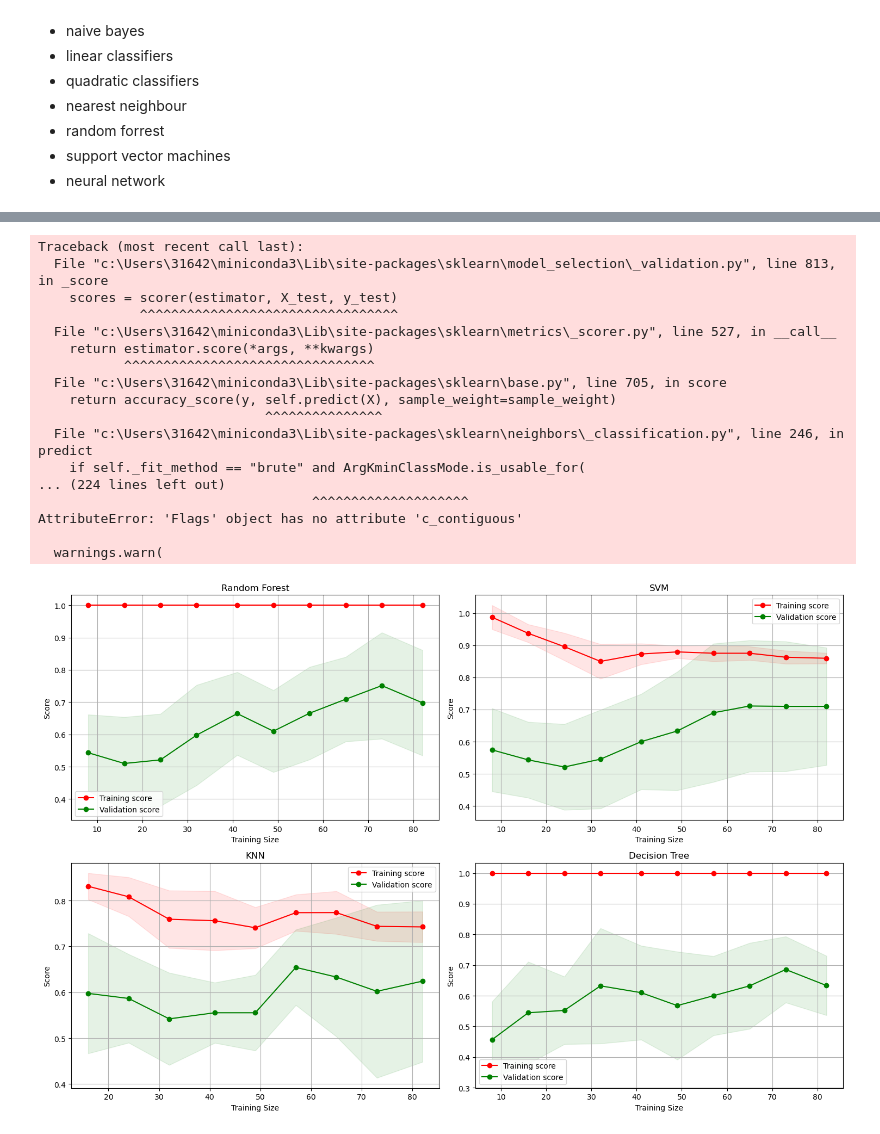
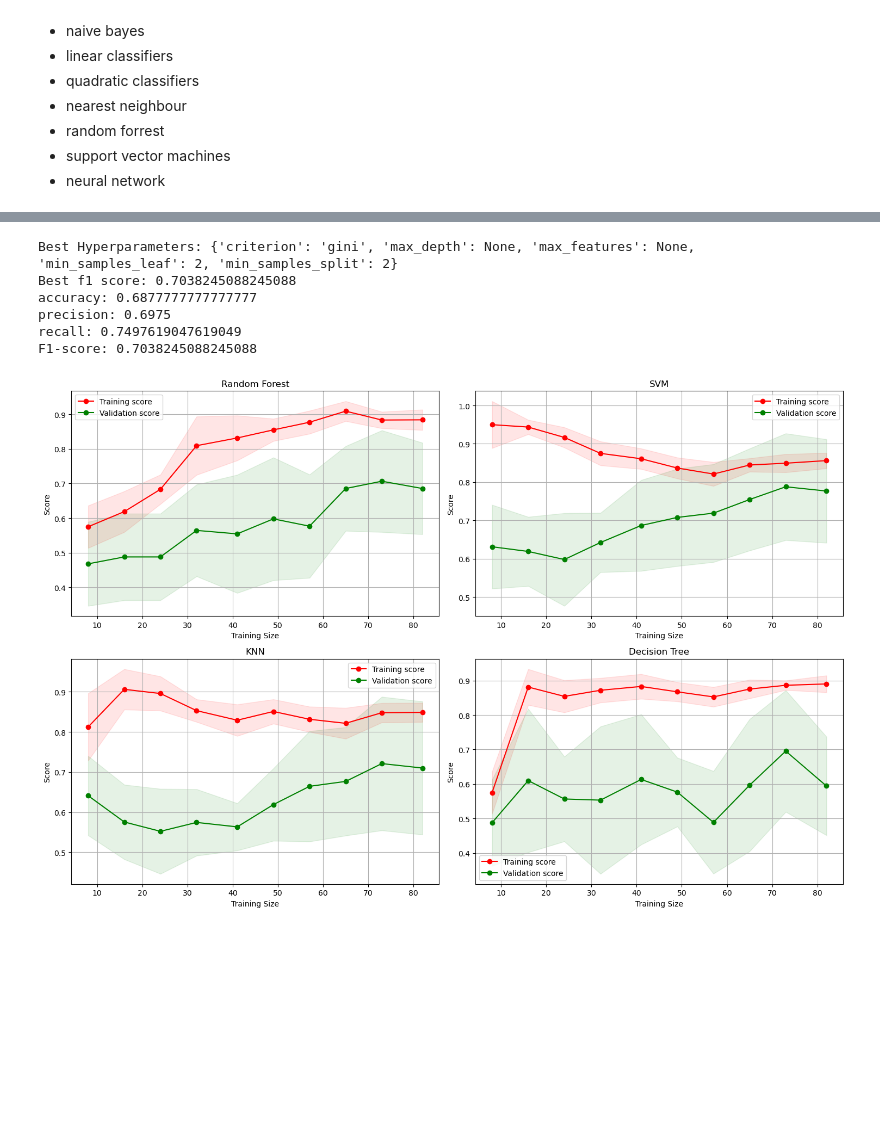
Before and after one commit to madeliefteeken/TM10007_ML_Project_G17, a Jupyter notebook: assignment.ipynb, the cells around one changed output, grey strips where cells are left out. Drawn from its saved outputs; the diff is of its cells as text; code cells hidden in the pictures; blank space fills up the shorter version.

```diff
--- a/assignment.ipynb
+++ b/assignment.ipynb
@@ -227,15 +234,15 @@ grid_search = GridSearchCV(estimator=clf_rfc, param_grid=param_grid, cv=kfold, s
 grid_search.fit(X_pca_df, y_train_numerical)
 
 # Get the best hyperparameters
-best_estimator = grid_search.best_estimator_
+best_estimator_rfc = grid_search.best_estimator_
 print(f"Best Hyperparameters: {grid_search.best_params_}")
 print(f"Best f1 score: {grid_search.best_score_}")
 
 # Voer cross-validation uit en bereken scores voor elke fold
-accuracy_scores = cross_val_score(best_estimator, X_pca_df, y_train_numerical, cv=kfold, scoring=make_scorer(accuracy_score))
-precision_scores = cross_val_score(best_estimator, X_pca_df, y_train_numerical, cv=kfold, scoring=make_scorer(precision_score))
-recall_scores = cross_val_score(best_estimator, X_pca_df, y_train_numerical, cv=kfold, scoring=make_scorer(recall_score))
-f1_scores = cross_val_score(best_estimator, X_pca_df, y_train_numerical, cv=kfold, scoring=make_scorer(f1_score))
+accuracy_scores = cross_val_score(best_estimator_rfc, X_pca_df, y_train_numerical, cv=kfold, scoring=make_scorer(accuracy_score))
+precision_scores = cross_val_score(best_estimator_rfc, X_pca_df, y_train_numerical, cv=kfold, scoring=make_scorer(precision_score))
+recall_scores = cross_val_score(best_estimator_rfc, X_pca_df, y_train_numerical, cv=kfold, scoring=make_scorer(recall_score))
+f1_scores = cross_val_score(best_estimator_rfc, X_pca_df, y_train_numerical, cv=kfold, scoring=make_scorer(f1_score))
 
 # Bereken de gemiddelde scores
 mean_accuracy = np.mean(accuracy_scores)
@@ -266,16 +273,16 @@ grid_search = GridSearchCV(estimator=clf_svm, param_grid=param_grid, cv=kfold, s
 grid_search.fit(X_pca_df, y_train_numerical)
 
 # Get the best hyperparameters
-best_estimator = grid_search.best_estimator_
+best_estimator_svm = grid_search.best_estimator_
 print(f"Best Hyperparameters: {grid_search.best_params_}")
 print(f"Best f1 score: {grid_search.best_score_}")
 
 
 # Voer cross-validation uit en bereken scores voor elke fold
-accuracy_scores = cross_val_score(best_estimator, X_pca_df, y_train_numerical, cv=kfold, scoring=make_scorer(accuracy_score))
-precision_scores = cross_val_score(best_estimator, X_pca_df, y_train_numerical, cv=kfold, scoring=make_scorer(precision_score))
-recall_scores = cross_val_score(best_estimator, X_pca_df, y_train_numerical, cv=kfold, scoring=make_scorer(recall_score))
-f1_scores = cross_val_score(best_estimator, X_pca_df, y_train_numerical, cv=kfold, scoring=make_scorer(f1_score))
+accuracy_scores = cross_val_score(best_estimator_svm, X_pca_df, y_train_numerical, cv=kfold, scoring=make_scorer(accuracy_score))
+precision_scores = cross_val_score(best_estimator_svm, X_pca_df, y_train_numerical, cv=kfold, scoring=make_scorer(precision_score))
+recall_scores = cross_val_score(best_estimator_svm, X_pca_df, y_train_numerical, cv=kfold, scoring=make_scorer(recall_score))
+f1_scores = cross_val_score(best_estimator_svm, X_pca_df, y_train_numerical, cv=kfold, scoring=make_scorer(f1_score))
 
 # Bereken de gemiddelde scores
 mean_accuracy = np.mean(accuracy_scores)
@@ -298,7 +305,7 @@ F1-score: 0.7496309246309247
 clf_knn = KNeighborsClassifier()
 
 param_grid = {'n_neighbors': [3, 5, 7, 9],
-              'weights': ['uniform', 'distance'],
+              'weights': ['uniform'],
               'algorithm': ['auto', 'ball_tree', 'kd_tree', 'brute'],
               'p': [1, 2]}  # 1 for Manhattan distance, 2 for Euclidean distance
 
@@ -306,15 +313,15 @@ grid_search = GridSearchCV(estimator=clf_knn, param_grid=param_grid, cv=kfold, s
 grid_search.fit(X_pca_df, y_train_numerical)
 
 # Get the best hyperparameters
-best_estimator = grid_search.best_estimator_
+best_estimator_knn = grid_search.best_estimator_
 print(f"Best Hyperparameters: {grid_search.best_params_}")
 print(f"Best f1 score: {grid_search.best_score_}")
 
 # Voer cross-validation uit en bereken scores voor elke fold
-accuracy_scores = cross_val_score(best_estimator, X_pca_df, y_train_numerical, cv=kfold, scoring=make_scorer(accuracy_score))
-precision_scores = cross_val_score(best_estimator, X_pca_df, y_train_numerical, cv=kfold, scoring=make_scorer(precision_score))
-recall_scores = cross_val_score(best_estimator, X_pca_df, y_train_numerical, cv=kfold, scoring=make_scorer(recall_score))
-f1_scores = cross_val_score(best_estimator, X_pca_df, y_train_numerical, cv=kfold, scoring=make_scorer(f1_score))
+accuracy_scores = cross_val_score(best_estimator_knn, X_pca_df, y_train_numerical, cv=kfold, scoring=make_scorer(accuracy_score))
+precision_scores = cross_val_score(best_estimator_knn, X_pca_df, y_train_numerical, cv=kfold, scoring=make_scorer(precision_score))
+recall_scores = cross_val_score(best_estimator_knn, X_pca_df, y_train_numerical, cv=kfold, scoring=make_scorer(recall_score))
+f1_scores = cross_val_score(best_estimator_knn, X_pca_df, y_train_numerical, cv=kfold, scoring=make_scorer(f1_score))
 
 # Bereken de gemiddelde scores
 mean_accuracy = np.mean(accuracy_scores)
@@ -357,15 +358,15 @@ grid_search = GridSearchCV(estimator=clf_dt, param_grid=param_grid, cv=kfold, sc
 grid_search.fit(X_pca_df, y_train_numerical)
 
 # Get the best hyperparameters
-best_estimator = grid_search.best_estimator_
+best_estimator_dt = grid_search.best_estimator_
 print(f"Best Hyperparameters: {grid_search.best_params_}")
 print(f"Best f1 score: {grid_search.best_score_}")
 
 # Voer cross-validation uit en bereken scores voor elke fold
-accuracy_scores = cross_val_score(best_estimator, X_pca_df, y_train_numerical, cv=kfold, scoring=make_scorer(accuracy_score))
-precision_scores = cross_val_score(best_estimator, X_pca_df, y_train_numerical, cv=kfold, scoring=make_scorer(precision_score))
-recall_scores = cross_val_score(best_estimator, X_pca_df, y_train_numerical, cv=kfold, scoring=make_scorer(recall_score))
-f1_scores = cross_val_score(best_estimator, X_pca_df, y_train_numerical, cv=kfold, scoring=make_scorer(f1_score))
+accuracy_scores = cross_val_score(best_estimator_dt, X_pca_df, y_train_numerical, cv=kfold, scoring=make_scorer(accuracy_score))
+precision_scores = cross_val_score(best_estimator_dt, X_pca_df, y_train_numerical, cv=kfold, scoring=make_scorer(precision_score))
+recall_scores = cross_val_score(best_estimator_dt, X_pca_df, y_train_numerical, cv=kfold, scoring=make_scorer(recall_score))
+f1_scores = cross_val_score(best_estimator_dt, X_pca_df, y_train_numerical, cv=kfold, scoring=make_scorer(f1_score))
 
 # Bereken de gemiddelde scores
 mean_accuracy = np.mean(accuracy_scores)
@@ -404,15 +405,15 @@ mlp_search = GridSearchCV(estimator=clf_mlp, param_grid=param_grid, scoring = 'f
 mlp_search.fit(X_pca_df,y_train_numerical)
 
 # Get the best hyperparameters
-best_estimator = grid_search.best_estimator_
+best_estimator_mlp = grid_search.best_estimator_
 print(f"Best Hyperparameters: {grid_search.best_params_}")
 print(f"Best f1 score: {grid_search.best_score_}")
 
 # Voer cross-validation uit en bereken scores voor elke fold
-accuracy_scores = cross_val_score(best_estimator, X_pca_df, y_train_numerical, cv=kfold, scoring=make_scorer(accuracy_score))
-precision_scores = cross_val_score(best_estimator, X_pca_df, y_train_numerical, cv=kfold, scoring=make_scorer(precision_score))
-recall_scores = cross_val_score(best_estimator, X_pca_df, y_train_numerical, cv=kfold, scoring=make_scorer(recall_score))
-f1_scores = cross_val_score(best_estimator, X_pca_df, y_train_numerical, cv=kfold, scoring=make_scorer(f1_score))
+accuracy_scores = cross_val_score(best_estimator_mlp, X_pca_df, y_train_numerical, cv=kfold, scoring=make_scorer(accuracy_score))
+precision_scores = cross_val_score(best_estimator_mlp, X_pca_df, y_train_numerical, cv=kfold, scoring=make_scorer(precision_score))
+recall_scores = cross_val_score(best_estimator_mlp, X_pca_df, y_train_numerical, cv=kfold, scoring=make_scorer(recall_score))
+f1_scores = cross_val_score(best_estimator_mlp, X_pca_df, y_train_numerical, cv=kfold, scoring=make_scorer(f1_score))
 
 # Bereken de gemiddelde scores
 mean_accuracy = np.mean(accuracy_scores)
@@ -424,6 +425,13 @@ print("accuracy:", mean_accuracy)
 print("precision:", mean_precision)
 print("recall:", mean_recall)
 print("F1-score:", mean_f1)
+# %% [output]
+Best Hyperparameters: {'criterion': 'gini', 'max_depth': None, 'max_features': None, 'min_samples_leaf': 2, 'min_samples_split': 2}
+Best f1 score: 0.7038245088245088
+accuracy: 0.6877777777777777
+precision: 0.6975
+recall: 0.7497619047619049
+F1-score: 0.7038245088245088
 # %%
 from sklearn.model_selection import learning_curve
 
@@ -443,49 +451,32 @@ def plot_learning_curves_for_multiple_models(models, names, X, y, cv=kfold, n_jo
 
     fig, axes = plt.subplots(2, 2, figsize=(15, 10))
     axes = axes.ravel()
 
     for ax, model, name in zip(axes, models, names):
         train_sizes, train_scores, test_scores = learning_curve(
             model, X, y, cv=cv, n_jobs=n_jobs, train_sizes=train_sizes)
 
         train_mean = np.mean(train_scores, axis=1)
         train_std = np.std(train_scores, axis=1)
         test_mean = np.mean(test_scores, axis=1)
         test_std = np.std(test_scores, axis=1)
 
         ax.plot(train_sizes, train_mean, 'o-', color="r", label="Training score")
         ax.plot(train_sizes, test_mean, 'o-', color="g", label="Validation score")
         ax.fill_between(train_sizes, train_mean - train_std, train_mean + train_std, alpha=0.1, color="r")
         ax.fill_between(train_sizes, test_mean - test_std, test_mean + test_std, alpha=0.1, color="g")
 
         ax.set_title(name)
         ax.set_xlabel('Training Size')
         ax.set_ylabel('Score')
         ax.legend(loc="best")
         ax.grid(True)
 
     plt.tight_layout()
     plt.show()
 
-models = [clf_rfc, clf_svm, clf_knn, clf_dt]
+models = [best_estimator_rfc, best_estimator_svm, best_estimator_knn, best_estimator_dt]
 names = ["Random Forest", "SVM", "KNN", "Decision Tree"]
 plot_learning_curves_for_multiple_models(models, names, X_pca_df, y_train, cv=kfold, n_jobs=None)
 # %% [output]
-Traceback (most recent call last):
-  File "c:\Users\31642\miniconda3\Lib\site-packages\sklearn\model_selection\_validation.py", line 813, in _score
-    scores = scorer(estimator, X_test, y_test)
-             ^^^^^^^^^^^^^^^^^^^^^^^^^^^^^^^^^
-  File "c:\Users\31642\miniconda3\Lib\site-packages\sklearn\metrics\_scorer.py", line 527, in __call__
-    return estimator.score(*args, **kwargs)
-           ^^^^^^^^^^^^^^^^^^^^^^^^^^^^^^^^
-  File "c:\Users\31642\miniconda3\Lib\site-packages\sklearn\base.py", line 705, in score
-    return accuracy_score(y, self.predict(X), sample_weight=sample_weight)
-                             ^^^^^^^^^^^^^^^
-  File "c:\Users\31642\miniconda3\Lib\site-packages\sklearn\neighbors\_classification.py", line 246, in predict
-    if self._fit_method == "brute" and ArgKminClassMode.is_usable_for(
-... (224 lines left out)
-                                   ^^^^^^^^^^^^^^^^^^^^
-AttributeError: 'Flags' object has no attribute 'c_contiguous'
-
-  warnings.warn(
-[figure, old version]
+[figure, new version]
```
Also changed, not shown: parts of 13 cells of this notebook.
